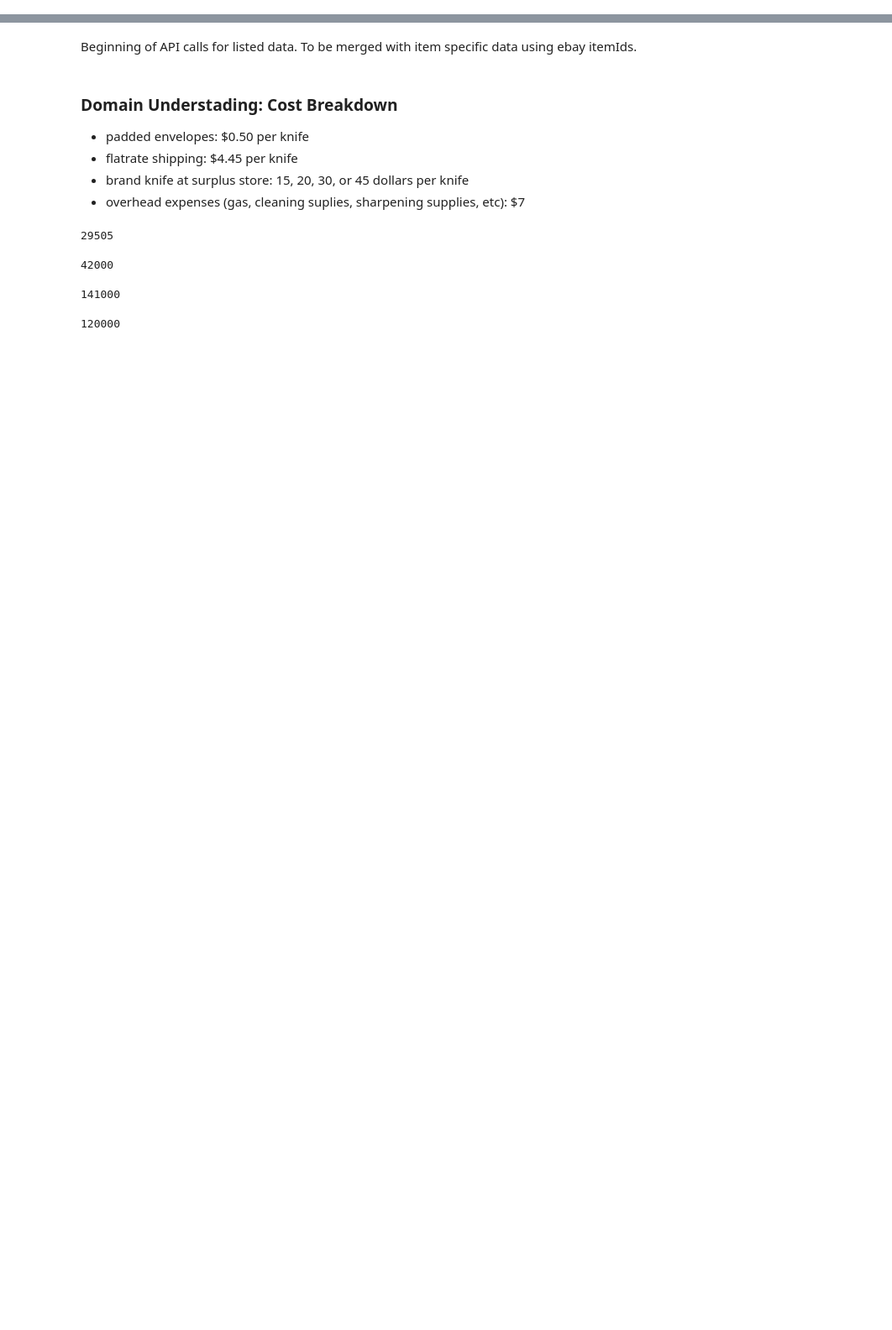
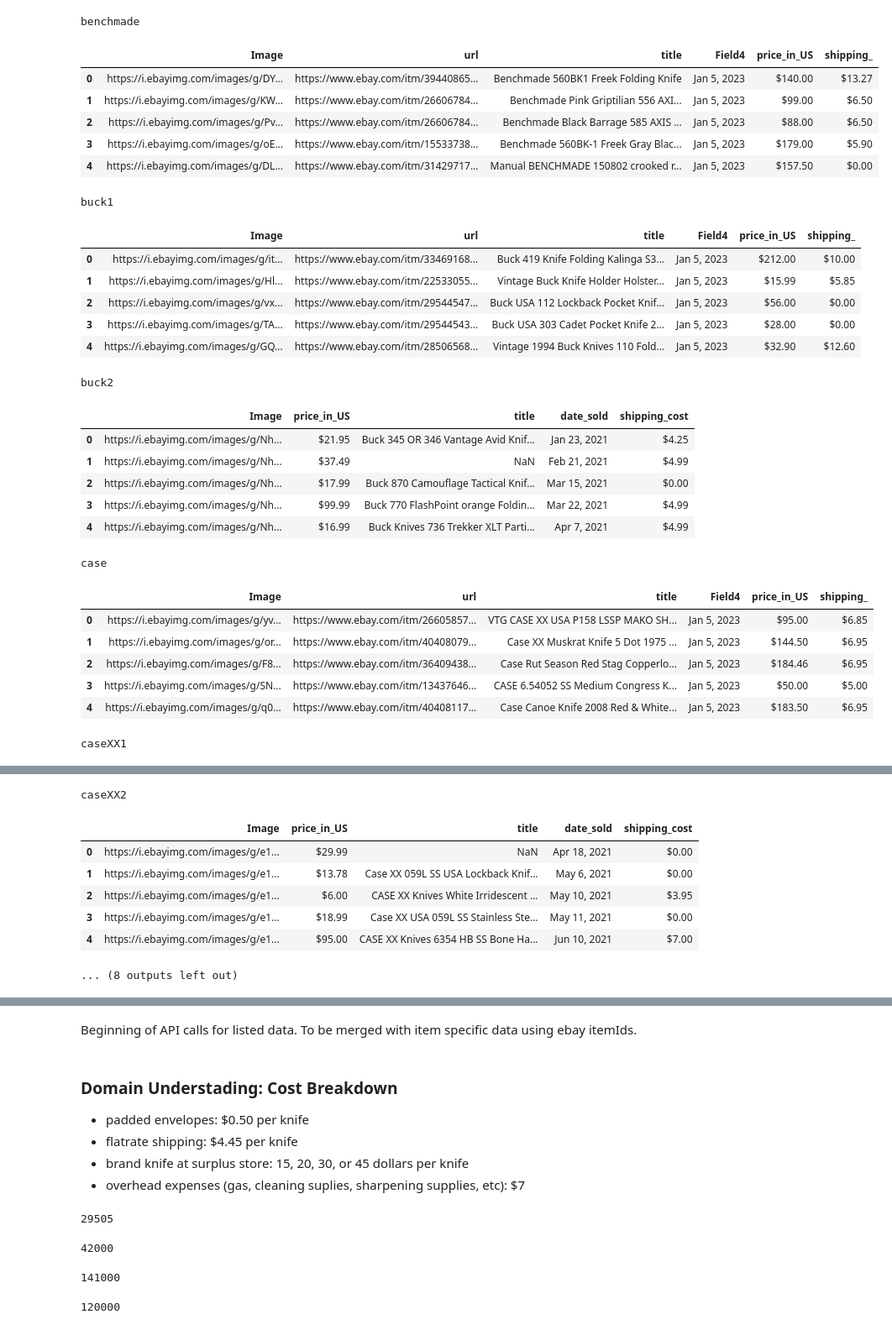
Before and after one commit to ddey117/Neural_Network_Predicting_Reseller_Success_Ebay, a Jupyter notebook: sourcing_data.ipynb, the cells around one changed output, grey strips where cells are left out. Shown: that part at 84% size. Saved outputs shown, nothing was run; the diff lists cells and outputs as text; code cells hidden in the pictures; blank space fills up the shorter version.

Commit message:
update sourcing data

```diff
--- a/sourcing_data.ipynb
+++ b/sourcing_data.ipynb
@@ -385,0 +808,11 @@ def data_cleaner(df):
+# %%
+teradf_bench = pd.read_csv("teraform_data/bench_scraped.csv")
+teradf_buck1 = pd.read_csv("teraform_data/buck_scraped.csv")
+teradf_buck2 = pd.read_csv("teraform_data/buck_reversed.csv")
+teradf_case = pd.read_csv("teraform_data/case_scraped_Copy.csv")
+teradf_caseXX1 = pd.read_csv("teraform_data/caseXX_scraped.csv")
+teradf_caseXX2 = pd.read_csv("teraform_data/caseXX_reversed.csv")
+teradf_crkt = pd.read_csv("teraform_data/crkt_scraped.csv")
+teradf_kershaw = pd.read_csv("teraform_data/Kershaw_scraped.csv")
+teradf_sog = pd.read_csv("teraform_data/SOG_scraped.csv")
+teradf_spyd = pd.read_csv("teraform_data/spyd_scraped.csv")
@@ -385,0 +823,46 @@ def data_cleaner(df):
+# %%
+df_dict = {'benchmade': teradf_bench,
+           'buck1': teradf_buck1,
+           'buck2': teradf_buck2,
+           'case':teradf_case,
+           'caseXX1':teradf_caseXX1,
+           'caseXX2':teradf_caseXX2,
+           'crkt':teradf_crkt,
+           'kershaw':teradf_kershaw,
+           'sog':teradf_sog,
+           'spyderco':teradf_spyd}
+
+
+for key,val in df_dict.items():
+    print(key)
+    display(val.head())
+# %% [output]
+benchmade
+|  | Image | url | title | Field4 | price_in_US | shipping_ |
+| 0 | https://i.ebayimg.com/images/g/DY... | https://www.ebay.com/itm/39440865... | Benchmade 560BK1 Freek Folding Knife | Jan 5, 2023 | $140.00 | $13.27 |
+| 1 | https://i.ebayimg.com/images/g/KW... | https://www.ebay.com/itm/26606784... | Benchmade Pink Griptilian 556 AXI... | Jan 5, 2023 | $99.00 | $6.50 |
+| 2 | https://i.ebayimg.com/images/g/Pv... | https://www.ebay.com/itm/26606784... | Benchmade Black Barrage 585 AXIS ... | Jan 5, 2023 | $88.00 | $6.50 |
+| 3 | https://i.ebayimg.com/images/g/oE... | https://www.ebay.com/itm/15533738... | Benchmade 560BK-1 Freek Gray Blac... | Jan 5, 2023 | $179.00 | $5.90 |
+| 4 | https://i.ebayimg.com/images/g/DL... | https://www.ebay.com/itm/31429717... | Manual BENCHMADE 150802 crooked r... | Jan 5, 2023 | $157.50 | $0.00 |
+buck1
+|  | Image | url | title | Field4 | price_in_US | shipping_ |
+| 0 | https://i.ebayimg.com/images/g/it... | https://www.ebay.com/itm/33469168... | Buck 419 Knife Folding Kalinga S3... | Jan 5, 2023 | $212.00 | $10.00 |
+| 1 | https://i.ebayimg.com/images/g/Hl... | https://www.ebay.com/itm/22533055... | Vintage Buck Knife Holder Holster... | Jan 5, 2023 | $15.99 | $5.85 |
+| 2 | https://i.ebayimg.com/images/g/vx... | https://www.ebay.com/itm/29544547... | Buck USA 112 Lockback Pocket Knif... | Jan 5, 2023 | $56.00 | $0.00 |
+| 3 | https://i.ebayimg.com/images/g/TA... | https://www.ebay.com/itm/29544543... | Buck USA 303 Cadet Pocket Knife 2... | Jan 5, 2023 | $28.00 | $0.00 |
+| 4 | https://i.ebayimg.com/images/g/GQ... | https://www.ebay.com/itm/28506568... | Vintage 1994 Buck Knives 110 Fold... | Jan 5, 2023 | $32.90 | $12.60 |
+buck2
+|  | Image | price_in_US | title | date_sold | shipping_cost |
+| 0 | https://i.ebayimg.com/images/g/Nh... | $21.95 | Buck 345 OR 346 Vantage Avid Knif... | Jan 23, 2021 | $4.25 |
+| 1 | https://i.ebayimg.com/images/g/Nh... | $37.49 | NaN | Feb 21, 2021 | $4.99 |
+| 2 | https://i.ebayimg.com/images/g/Nh... | $17.99 | Buck 870 Camouflage Tactical Knif... | Mar 15, 2021 | $0.00 |
+| 3 | https://i.ebayimg.com/images/g/Nh... | $99.99 | Buck 770 FlashPoint orange Foldin... | Mar 22, 2021 | $4.99 |
+| 4 | https://i.ebayimg.com/images/g/Nh... | $16.99 | Buck Knives 736 Trekker XLT Parti... | Apr 7, 2021 | $4.99 |
+case
+|  | Image | url | title | Field4 | price_in_US | shipping_ |
+| 0 | https://i.ebayimg.com/images/g/yv... | https://www.ebay.com/itm/26605857... | VTG CASE XX USA P158 LSSP MAKO SH... | Jan 5, 2023 | $95.00 | $6.85 |
+| 1 | https://i.ebayimg.com/images/g/or... | https://www.ebay.com/itm/40408079... | Case XX Muskrat Knife 5 Dot 1975 ... | Jan 5, 2023 | $144.50 | $6.95 |
+| 2 | https://i.ebayimg.com/images/g/F8... | https://www.ebay.com/itm/36409438... | Case Rut Season Red Stag Copperlo... | Jan 5, 2023 | $184.46 | $6.95 |
+| 3 | https://i.ebayimg.com/images/g/SN... | https://www.ebay.com/itm/13437646... | CASE 6.54052 SS Medium Congress K... | Jan 5, 2023 | $50.00 | $5.00 |
+| 4 | https://i.ebayimg.com/images/g/q0... | https://www.ebay.com/itm/40408117... | Case Canoe Knife 2008 Red & White... | Jan 5, 2023 | $183.50 | $6.95 |
+caseXX1
@@ -385,0 +875,8 @@ def data_cleaner(df):
+caseXX2
+|  | Image | price_in_US | title | date_sold | shipping_cost |
+| 0 | https://i.ebayimg.com/images/g/e1... | $29.99 | NaN | Apr 18, 2021 | $0.00 |
+| 1 | https://i.ebayimg.com/images/g/e1... | $13.78 | Case XX 059L SS USA Lockback Knif... | May 6, 2021 | $0.00 |
+| 2 | https://i.ebayimg.com/images/g/e1... | $6.00 | CASE XX Knives White Irridescent ... | May 10, 2021 | $3.95 |
+| 3 | https://i.ebayimg.com/images/g/e1... | $18.99 | Case XX USA 059L SS Stainless Ste... | May 11, 2021 | $0.00 |
+| 4 | https://i.ebayimg.com/images/g/e1... | $95.00 | CASE XX Knives 6354 HB SS Bone Ha... | Jun 10, 2021 | $7.00 |
+... (8 outputs left out)
```
Also changed, not shown: parts of 57 cells of this notebook.
